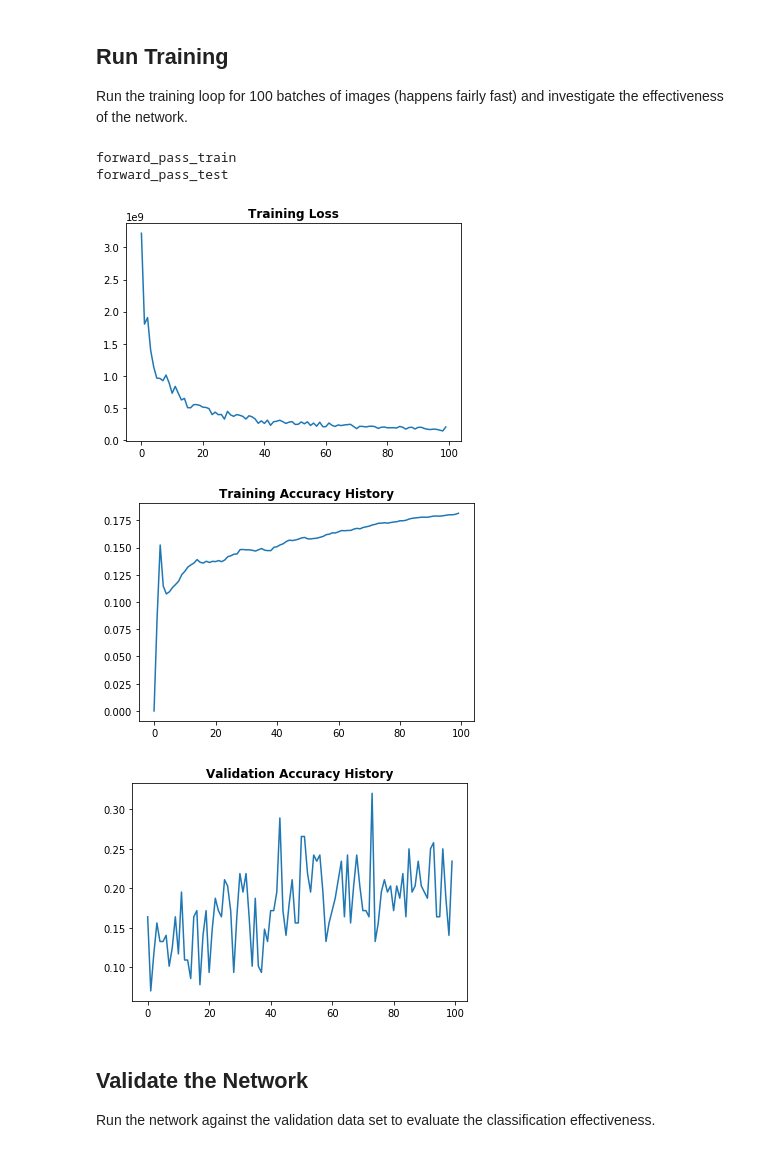
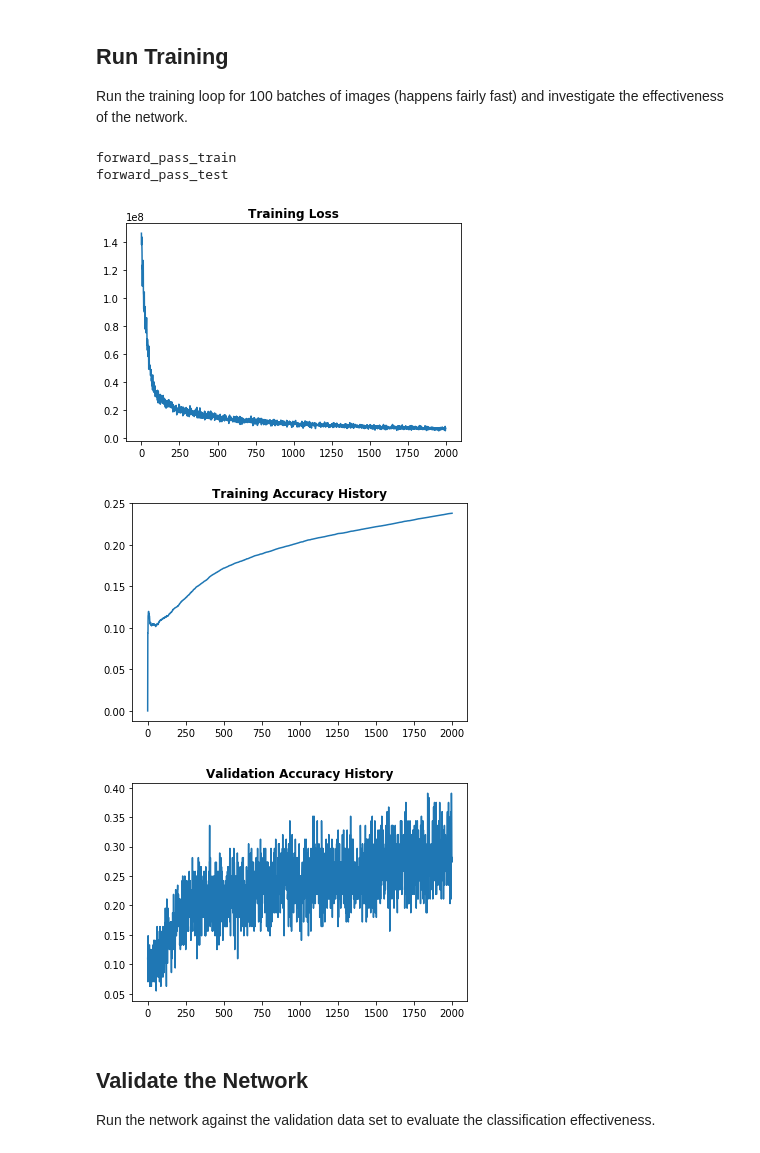
Before and after one commit to eswens13/deep_learning, a Jupyter notebook: cifar_10_classification.ipynb, the cells around one changed output. Cells and saved outputs as stored; diff of their text form; code cells hidden in the pictures.

```diff
--- a/cifar_10_classification.ipynb
+++ b/cifar_10_classification.ipynb
@@ -414,13 +439,13 @@ def training_loop(X, y, val_X, val_y, num_epochs=10, batch_size=128, learning_ra
 
 Run the training loop for 100 batches of images (happens fairly fast) and investigate the effectiveness of the network.
 # %%
-training_loop(X_train, y_train, X_test, y_test, num_epochs=100)
+training_loop(X_train, y_train, X_test, y_test, num_epochs=2000)
 # %% [output]
 forward_pass_train
 forward_pass_test
-[figure, old version]
+[figure, new version]
-[figure, old version]
+[figure, new version]
-[figure, old version]
+[figure, new version]
 # %% [markdown]
 ## Validate the Network
 
```
Also changed, not shown: parts of 5 cells of this notebook.
